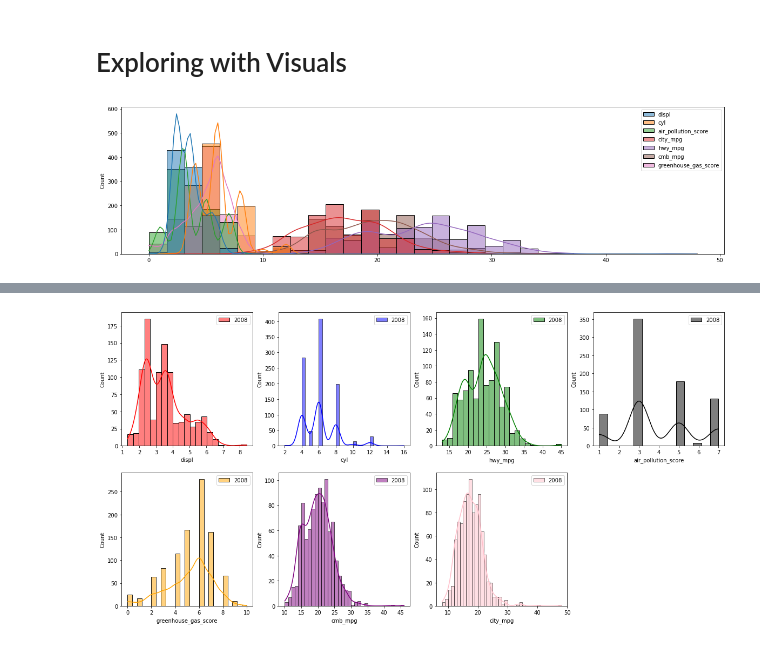
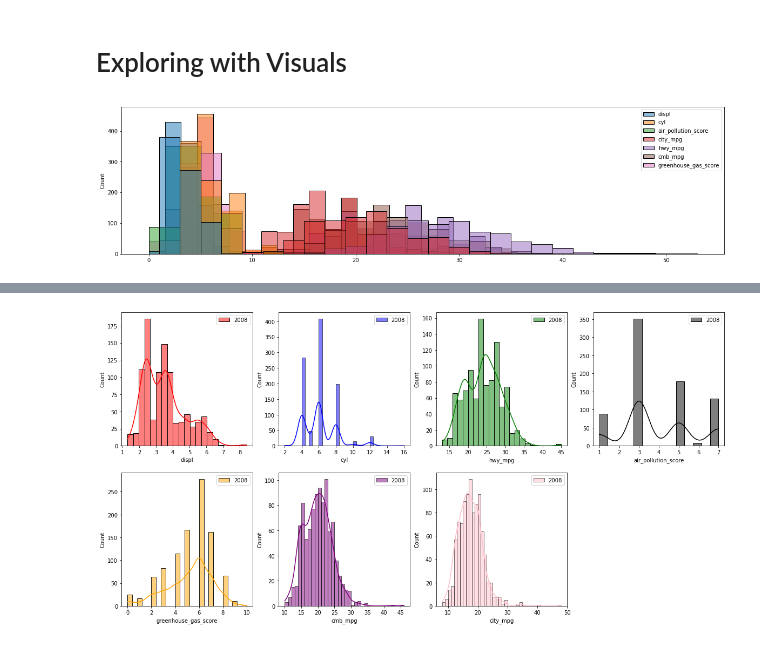
Before and after one commit to AmzadHossainrafis/fuel-economy-data-analysis, a Jupyter notebook: project_name/project.ipynb, the cells around one changed output, grey strips where cells are left out. Cells and saved outputs as stored; diff of their text form; code cells hidden in the pictures.

```diff
--- a/project_name/project.ipynb
+++ b/project_name/project.ipynb
@@ -116,7 +116,7 @@ if you chackout tha info table there are some missing value in fule_data01
 from matplotlib.pyplot import figure
 fig, axes = plt.subplots(nrows=1, ncols=2)
 fig.suptitle('number of unique elements ', fontsize=16)
-plt.rcParams["figure.figsize"] = (20,5)
+plt.rcParams["figure.figsize"] = (20,10)
 #add title
 sns.barplot(x=fuel_data01.nunique(), y=fuel_data01.columns, ax=axes[0])
 sns.barplot(y=fuel_data02.nunique(), x=fuel_data02.columns, ax=axes[1])
@@ -642,8 +637,11 @@ df_08 = pd.read_csv(r'C:\Users\Amzad\Desktop\project\data_view\project_name\data
 df_18 = pd.read_csv(r'C:\Users\Amzad\Desktop\project\data_view\project_name\data\clean_18.csv')
 # %%
 plt.rcParams["figure.figsize"] = (20,5)
-sns.histplot(df_08, kde=True, color='red', label='2008')
+sns.histplot(df_08, color='red', label='2008')
+plt.title('Distribution of 2008 fuel economy data')
 #save the plot to folder fig
-plt.savefig(r'C:\Users\Amzad\Desktop\project\data_view\project_name\data\fig\all_clen_hist_08.png')
+#off x label
+plt.xlabel('')
+plt.savefig(r'C:\Users\Amzad\Desktop\project\data_view\project_name\data\fig\all_clen_hist_08.jpg')
 # %% [output]
-[figure, old version]
+[figure, new version]
```
Also changed, not shown: parts of 7 cells of this notebook, 6 other files.
